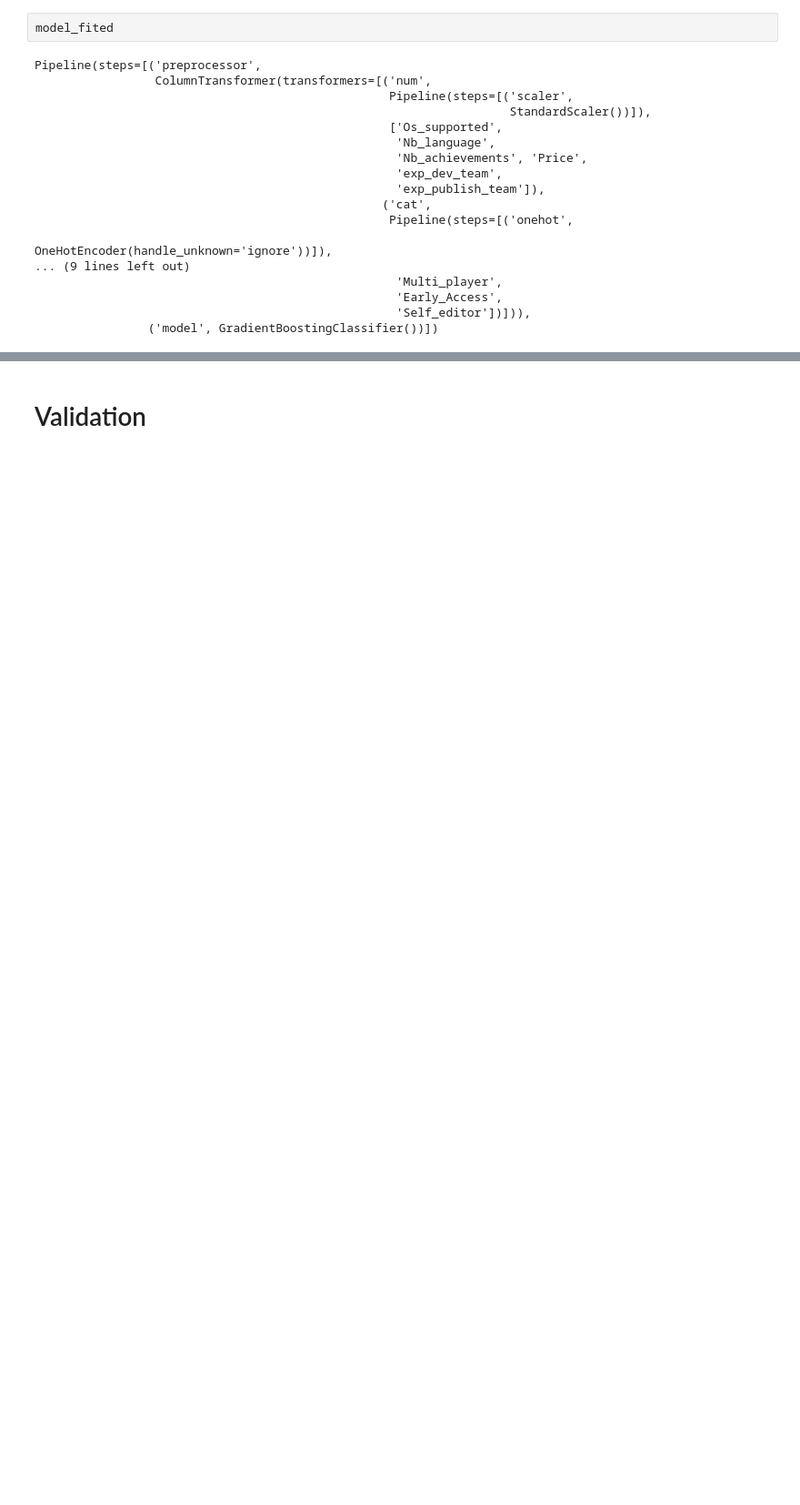
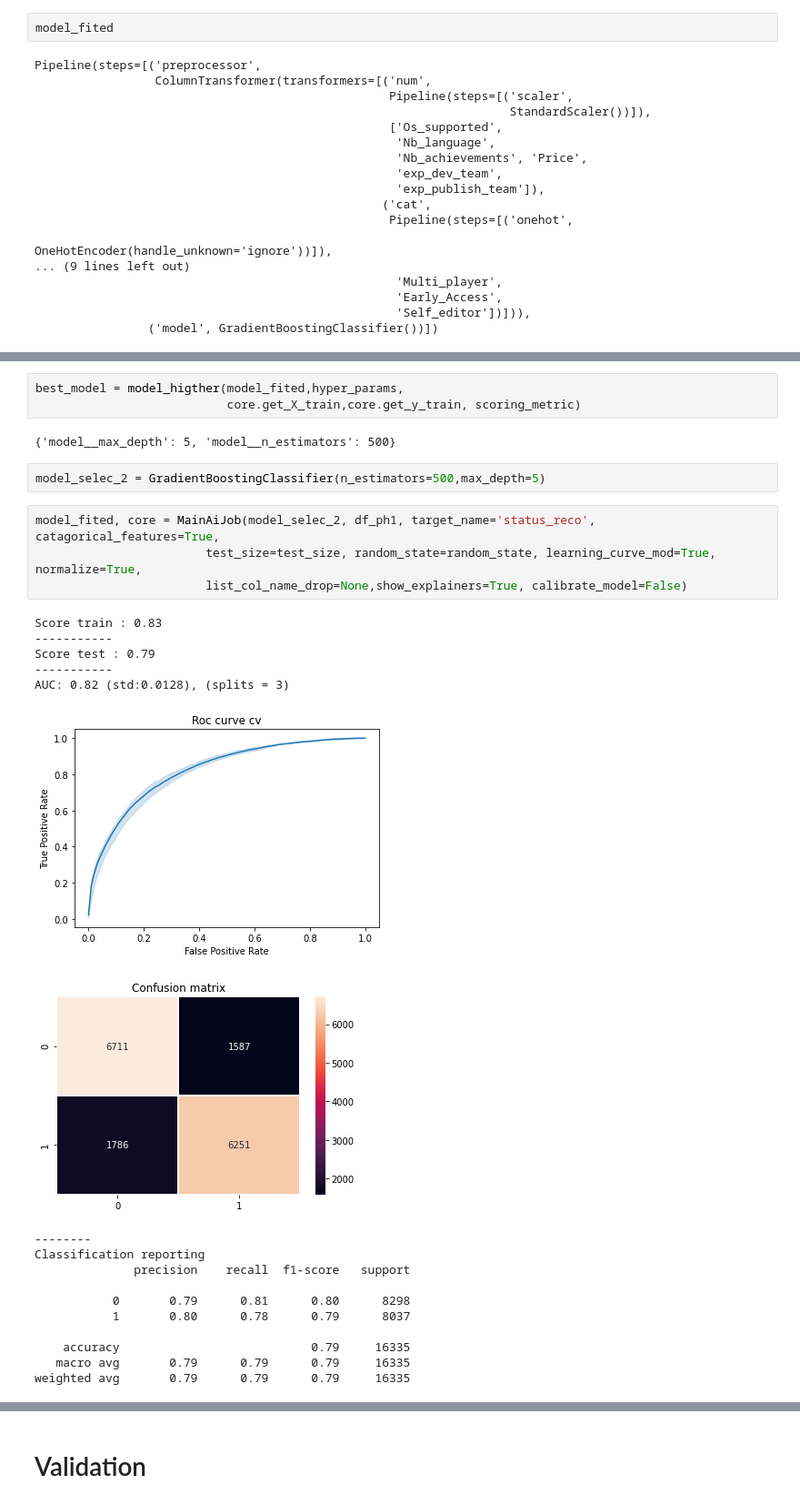
Before and after one commit to Nico-Facto/SteamEyes, a Jupyter notebook: NoteBook/BetterModels.ipynb, the cells around one changed output, grey strips where cells are left out. Shown: that part at 91% size. Drawn from its saved outputs; the diff is of its cells as text; blank space fills up the shorter version.

```diff
--- a/NoteBook/BetterModels.ipynb
+++ b/NoteBook/BetterModels.ipynb
@@ -459,0 +458,29 @@ Pipeline(steps=[('preprocessor',
+# %%
+best_model = model_higther(model_fited,hyper_params,
+                           core.get_X_train,core.get_y_train, scoring_metric)
+# %% [output]
+{'model__max_depth': 5, 'model__n_estimators': 500}
+# %%
+model_selec_2 = GradientBoostingClassifier(n_estimators=500,max_depth=5)
+# %%
+model_fited, core = MainAiJob(model_selec_2, df_ph1, target_name='status_reco', catagorical_features=True,
+                        test_size=test_size, random_state=random_state, learning_curve_mod=True, normalize=True,
+                        list_col_name_drop=None,show_explainers=True, calibrate_model=False)
+# %% [output]
+Score train : 0.83
+-----------
+Score test : 0.79
+-----------
+AUC: 0.82 (std:0.0128), (splits = 3)
+[figure, added]
+[figure, added]
+--------
+Classification reporting
+              precision    recall  f1-score   support
+
+           0       0.79      0.81      0.80      8298
+           1       0.80      0.78      0.79      8037
+
+    accuracy                           0.79     16335
+   macro avg       0.79      0.79      0.79     16335
+weighted avg       0.79      0.79      0.79     16335
```
Also changed, not shown: parts of 21 cells of this notebook, 1 other file.
